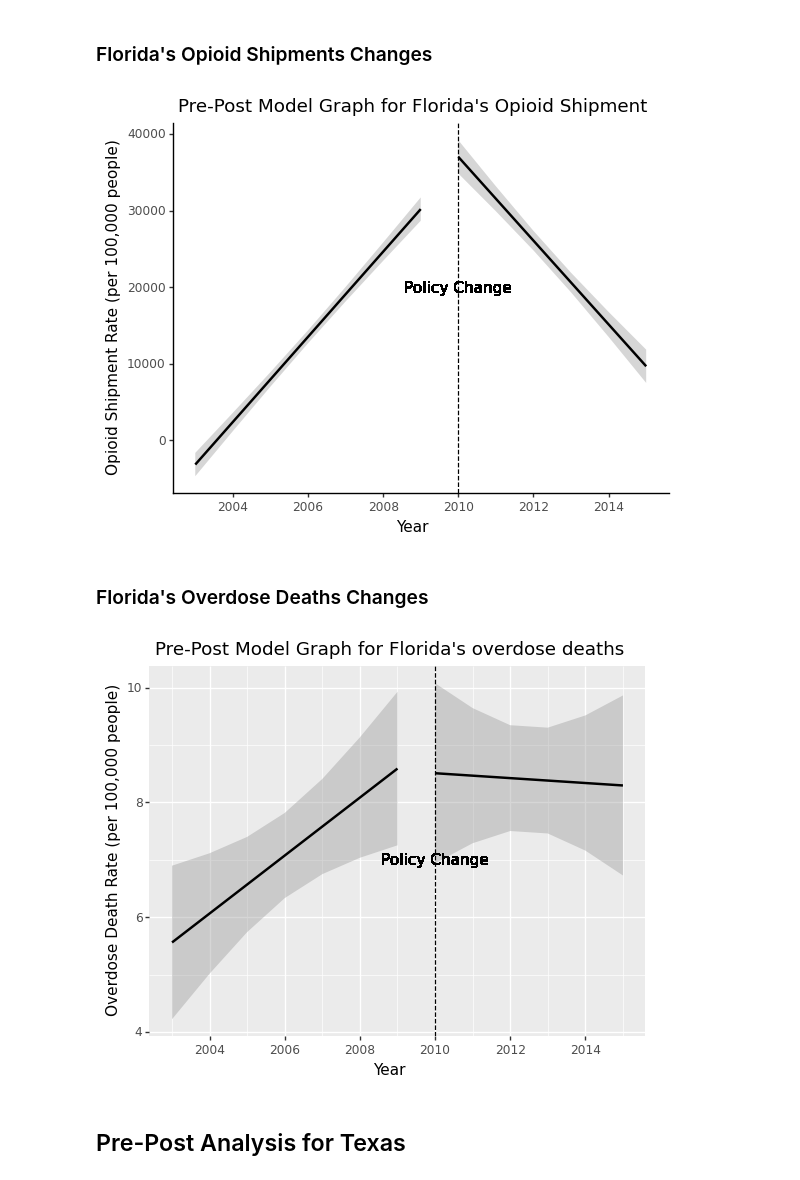
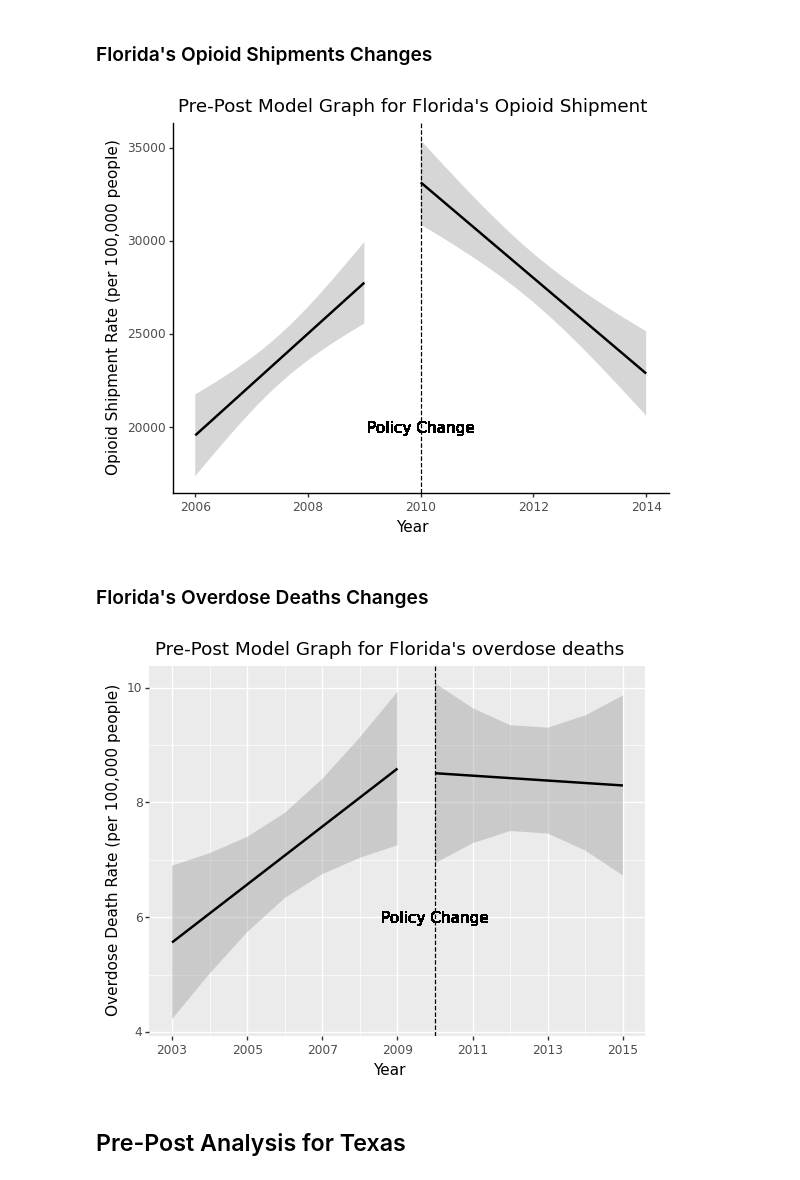
Before and after one commit to Yer1k/opioid_causal_inference, a Jupyter notebook: 10_code/pre-post_analysis.ipynb, the cells around one changed output. Saved outputs shown, nothing was run; the diff lists cells and outputs as text; code cells hidden in the pictures.

Commit message:
fixed year range for each plot

```diff
--- a/10_code/pre-post_analysis.ipynb
+++ b/10_code/pre-post_analysis.ipynb
@@ -68,30 +71,31 @@ fl_df.head()
 # %%
 # plot the effect on opioid shipments during 2006-2014 (policy change in 2010)
 fl_shiprate_plot = (
     ggplot(fl_df, aes(x="year", y="ship_rate"))
     + geom_smooth(
         method="lm",
         data=fl_before_df,
         se=True,
     )
     + geom_smooth(
         method="lm",
         data=fl_after_df,
         se=True,
     )
-    + scale_x_continuous(breaks=[2002, 2004, 2006,
-                         2008, 2010, 2012, 2014, 2016])
+    # + scale_x_continuous(breaks=[2006,
+    #                      2008, 2010, 2012, 2014, 2016])
     + geom_vline(xintercept=2010, linetype="dashed")
     + geom_text(x=2010, y=20000, label="Policy Change", color="black")
     + theme_classic()
     + labs(title="Pre-Post Model Graph for Florida's Opioid Shipment")
-    + xlab('Year')
-    + ylab('Opioid Shipment Rate (per 100,000 people)')
+    + xlab("Year")
+    + xlim(2006, 2014)
+    + ylab("Opioid Shipment Rate (per 100,000 people)")
 )
 fl_shiprate_plot.save("../30_results/prepost_Florida_opioid_shipment.pdf")
 print(fl_shiprate_plot)
 # %% [output]
-[figure, old version]
+[figure, new version]
 # %% [markdown]
 ### Florida's Overdose Deaths Changes
 # %%
@@ -109,18 +113,18 @@ fl_overdose_plot = (
         data=fl_after_df,
         se=True,
     )
-    + scale_x_continuous(breaks=[2002, 2004, 2006,
-                         2008, 2010, 2012, 2014, 2016])
+    + scale_x_continuous(breaks=[2003, 2005, 2007, 2009, 2011, 2013, 2015])
     + geom_vline(xintercept=2010, linetype="dashed")
-    + geom_text(x=2010, y=7, label="Policy Change", color="black")
+    + geom_text(x=2010, y=6, label="Policy Change", color="black")
     + labs(title="Pre-Post Model Graph for Florida's overdose deaths")
-    + xlab('Year')
-    + ylab('Overdose Death Rate (per 100,000 people)')
+    + xlab("Year")
+    # + xlim(2003, 2015)
+    + ylab("Overdose Death Rate (per 100,000 people)")
 )
 fl_overdose_plot.save("../30_results/prepost_Florida_overdose_deaths.pdf")
 print(fl_overdose_plot)
 # %% [output]
-[figure, old version]
+[figure, new version]
 # %% [markdown]
 ## Pre-Post Analysis for Texas
 # %%
```
Also changed, not shown: parts of 10 cells of this notebook, 6 other files.
